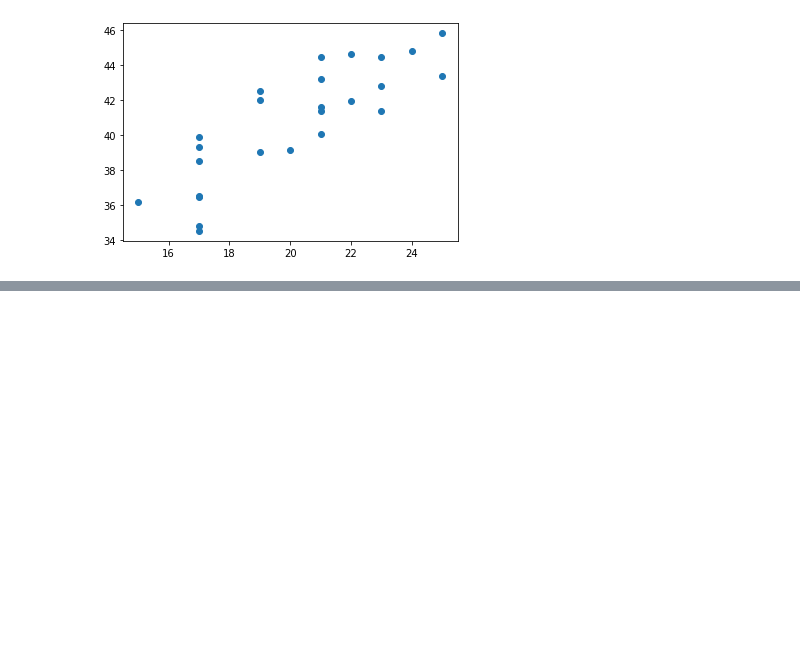
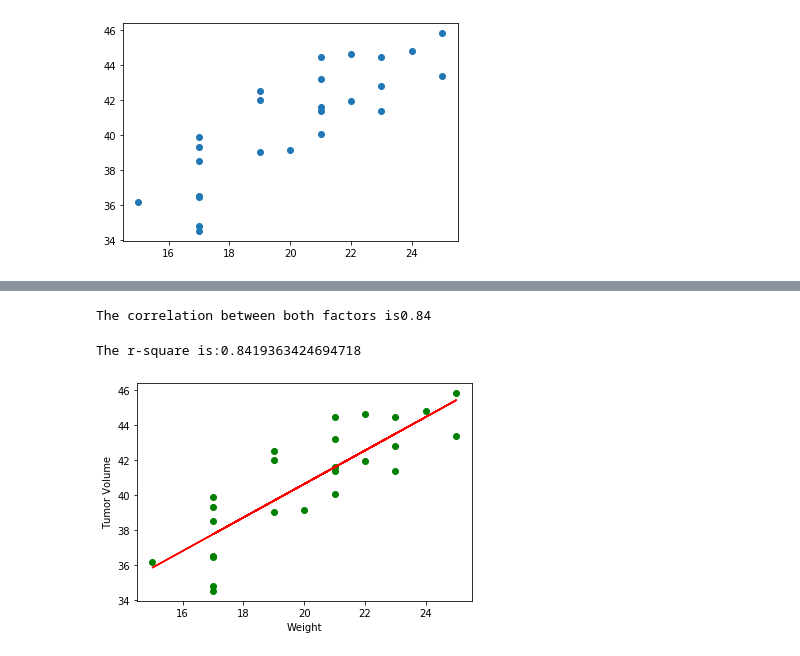
Before and after one commit to fkarimov69/Matplotlib-challenge, a Jupyter notebook: Pymaceuticals/DraftHW.ipynb, the cells around one changed output, grey strips where cells are left out. Drawn from its saved outputs; the diff is of its cells as text; code cells hidden in the pictures; blank space fills up the shorter version.

```diff
--- a/Pymaceuticals/DraftHW.ipynb
+++ b/Pymaceuticals/DraftHW.ipynb
@@ -803,0 +865,29 @@ plt.scatter(x_axis,y_axis, marker="o")
+# %%
+w1=capom_wt_gr.reset_index()
+# %%
+v_w=pd.merge(v1,w1,how='left',on='Mouse ID')
+# %%
+v2=v_w.iloc[:,1]
+# %%
+w2=v_w.iloc[:,2]
+# %%
+correlation=st.pearsonr(v2,w2)
+print(f"The correlation between both factors is{round(correlation[0],2)}")
+# %% [output]
+The correlation between both factors is0.84
+# %%
+#Linear regression
+(slope,intercept,rvalue,pvalue,stderr)=linregress(w2,v2)
+regress_values=w2*slope+intercept
+line_eq="y="+str(round(slope,2))+"x+"+str(round(intercept,2))
+plt.scatter(w2,v2,color='g')
+plt.plot(w2,regress_values,"r-")
+#plt.annotate(line_eq,(1,4),fontsize=5,color="red")
+plt.ylabel('Tumor Volume')
+plt.xlabel('Weight')
+print(f"The r-square is:{rvalue}")
+#plt.scatter(x_axis,y_axis, marker="o")
+plt.show()
+# %% [output]
+The r-square is:0.8419363424694718
+[figure, added]
```
Also changed, not shown: parts of 10 cells of this notebook.
